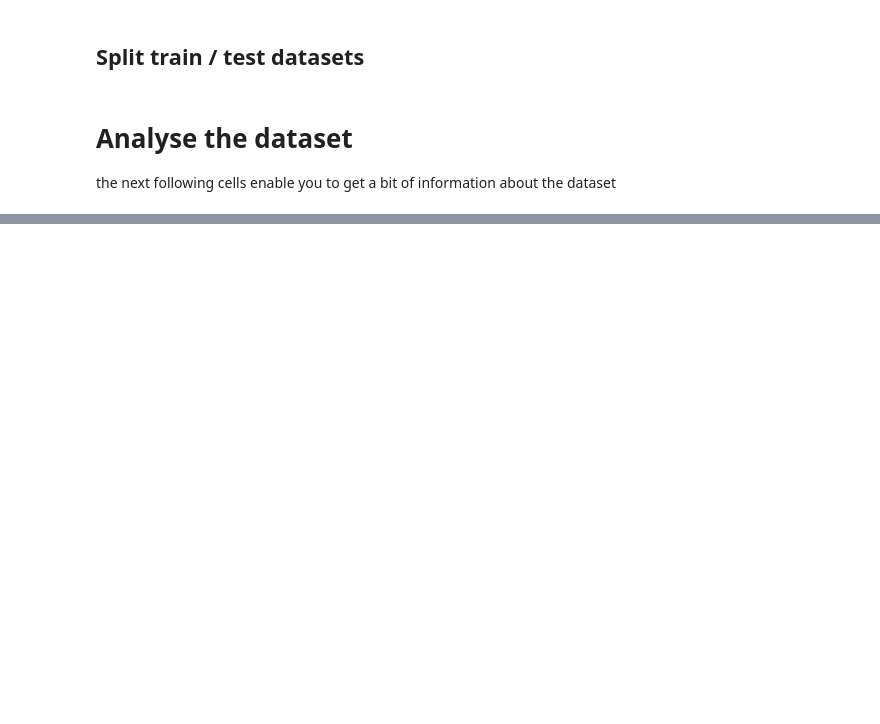
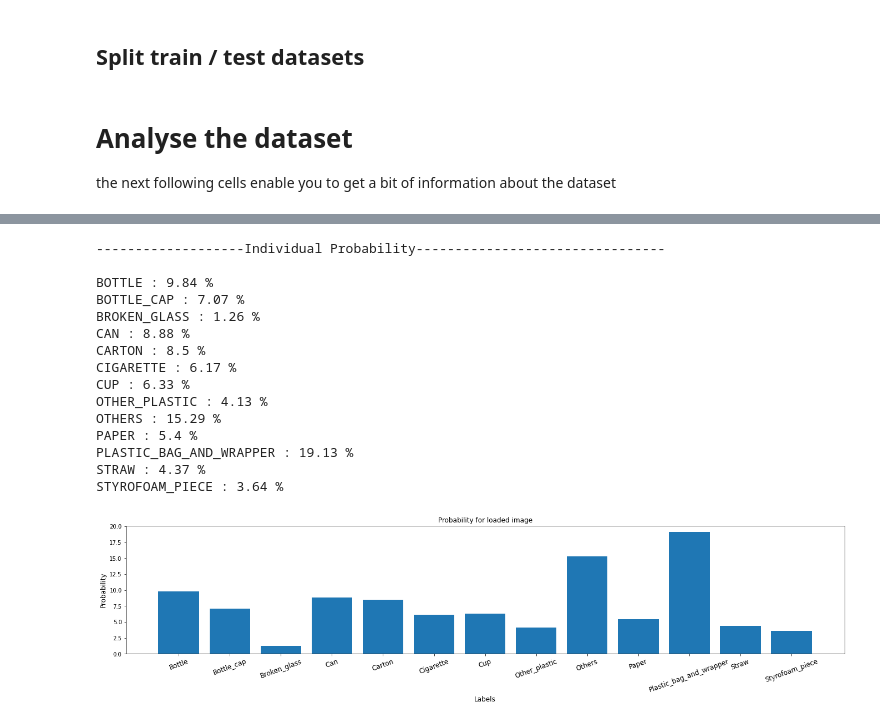
Before and after one commit to SylvJalb/surfnet, a Jupyter notebook: src/classifier/Plastic_Classifier.ipynb, the cells around one changed output, grey strips where cells are left out. Cells and saved outputs as stored; diff of their text form; code cells hidden in the pictures; blank space fills up the shorter version.

```diff
--- a/src/classifier/Plastic_Classifier.ipynb
+++ b/src/classifier/Plastic_Classifier.ipynb
@@ -198,0 +299,38 @@ plt.imshow(x)
+# %%
+classes=[]
+prob=[]
+print("\n-------------------Individual Probability--------------------------------\n")
+
+for i,j in enumerate (p[0],0):
+    print(labels[i].upper(),':',round(j*100,2),'%')
+    classes.append(labels[i])
+    prob.append(round(j*100,2))
+
+def plot_bar_x():
+    # this is for plotting purpose
+    index = np.arange(len(classes))
+    plt.bar(index, prob)
+    plt.xlabel('Labels', fontsize=12)
+    plt.ylabel('Probability', fontsize=12)
+    plt.xticks(index, classes, fontsize=12, rotation=20)
+    plt.title('Probability for loaded image')
+    plt.subplots_adjust(left=0.0, right=3.0, top=0.9, bottom=0.1)
+    plt.show()
+plot_bar_x()
+# %% [output]
+-------------------Individual Probability--------------------------------
+
+BOTTLE : 9.84 %
+BOTTLE_CAP : 7.07 %
+BROKEN_GLASS : 1.26 %
+CAN : 8.88 %
+CARTON : 8.5 %
+CIGARETTE : 6.17 %
+CUP : 6.33 %
+OTHER_PLASTIC : 4.13 %
+OTHERS : 15.29 %
+PAPER : 5.4 %
+PLASTIC_BAG_AND_WRAPPER : 19.13 %
+STRAW : 4.37 %
+STYROFOAM_PIECE : 3.64 %
+[figure, added]
```
Also changed, not shown: parts of 30 cells of this notebook, 2 other files.
